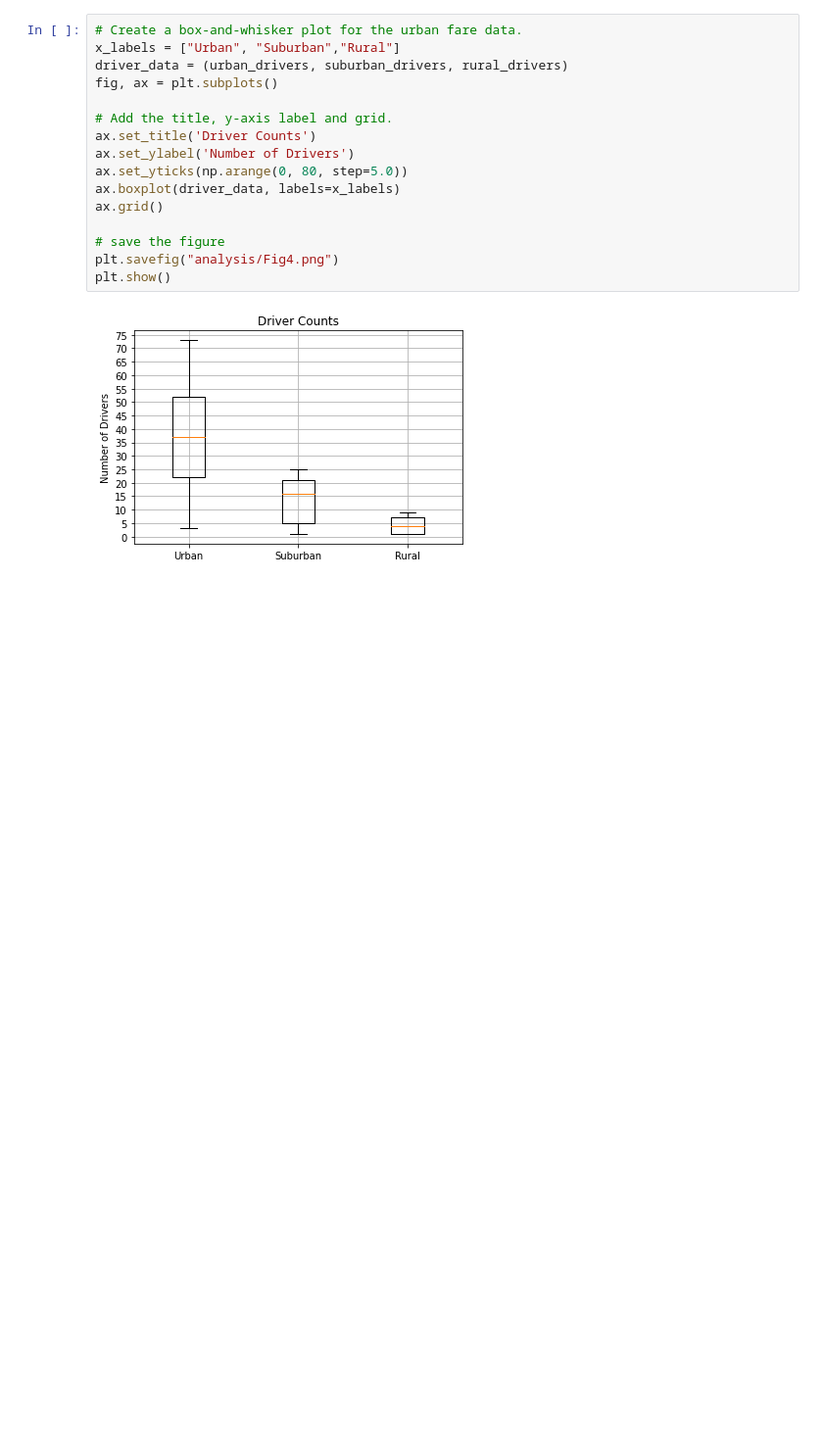
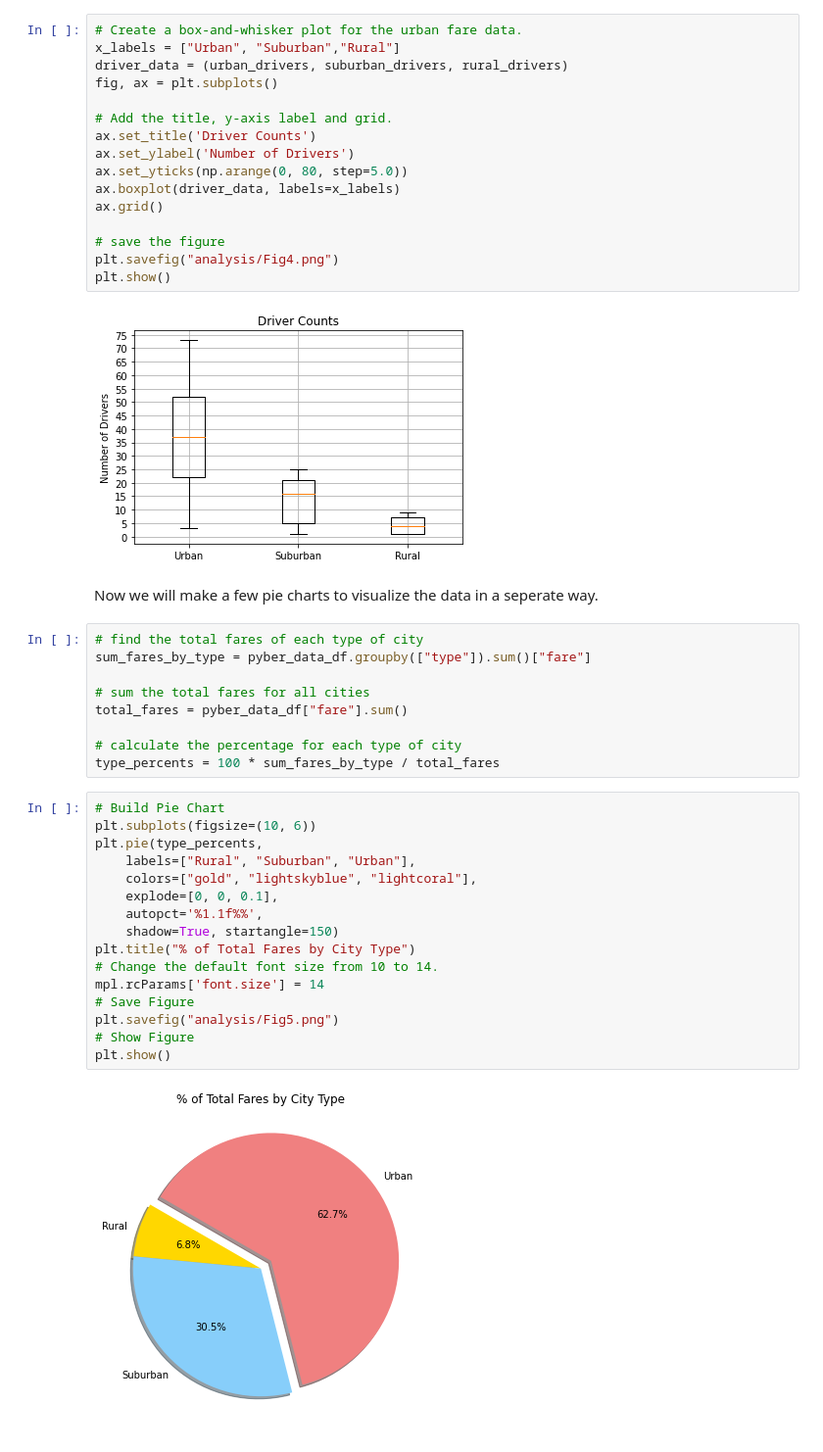
Before and after one commit to Duvey314/PyBer-Analysis, a Jupyter notebook: PyBer Analysis.ipynb, the cells around one changed output. Shown: that part at 98% size. Cells and saved outputs as stored; diff of their text form; blank space fills up the shorter version.

Commit message:
added pie chart for fares by city type

```diff
--- a/PyBer Analysis.ipynb
+++ b/PyBer Analysis.ipynb
@@ -481,3 +484,32 @@ plt.savefig("analysis/Fig4.png")
 plt.show()
 # %% [output]
 [figure]
+# %% [markdown]
+Now we will make a few pie charts to visualize the data in a seperate way.
+# %%
+# find the total fares of each type of city
+sum_fares_by_type = pyber_data_df.groupby(["type"]).sum()["fare"]
+
+# sum the total fares for all cities
+total_fares = pyber_data_df["fare"].sum()
+
+# calculate the percentage for each type of city
+type_percents = 100 * sum_fares_by_type / total_fares
+# %%
+# Build Pie Chart
+plt.subplots(figsize=(10, 6))
+plt.pie(type_percents,
+    labels=["Rural", "Suburban", "Urban"],
+    colors=["gold", "lightskyblue", "lightcoral"],
+    explode=[0, 0, 0.1],
+    autopct='%1.1f%%',
+    shadow=True, startangle=150)
+plt.title("% of Total Fares by City Type")
+# Change the default font size from 10 to 14.
+mpl.rcParams['font.size'] = 14
+# Save Figure
+plt.savefig("analysis/Fig5.png")
+# Show Figure
+plt.show()
+# %% [output]
+[figure, added]
```
Also changed, not shown: parts of 1 cell of this notebook, 1 other file.
